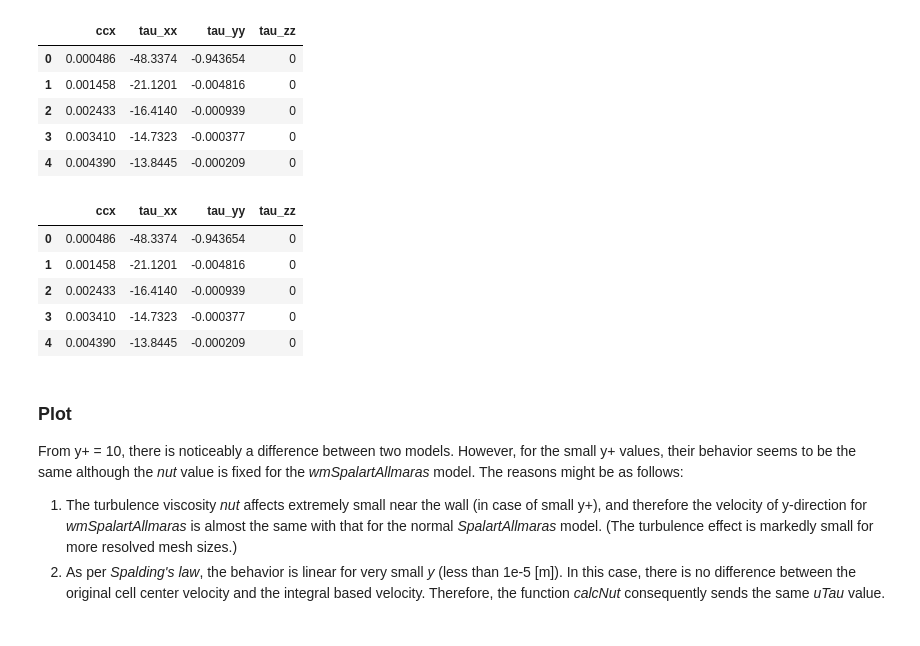
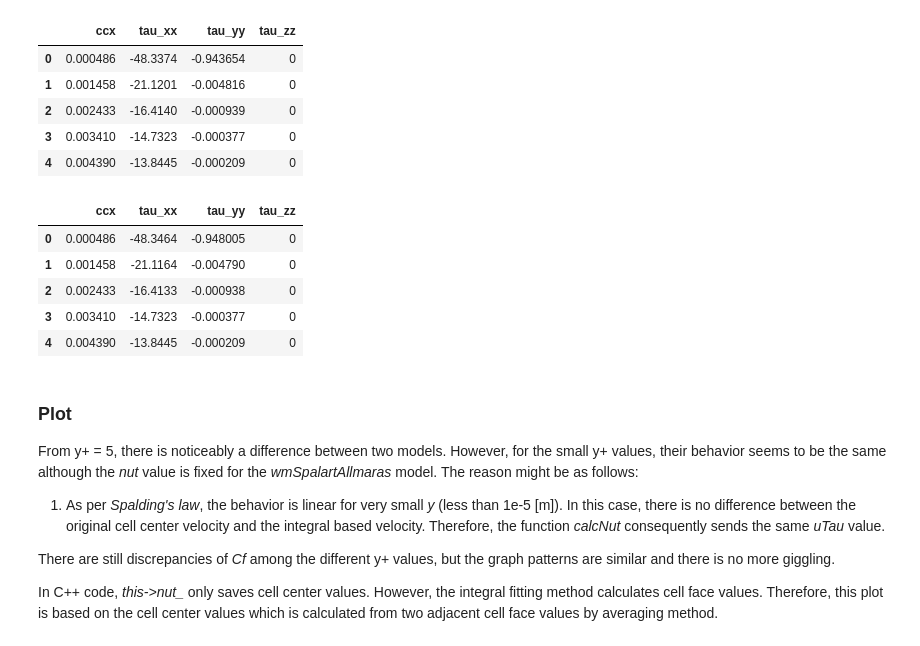
Before and after one commit to AndreWeiner/wall_modeling, a Jupyter notebook: notebooks/PlotCf_ComparisonIntegralMethod.ipynb, the cells around one changed output. Drawn from its saved outputs; the diff is of its cells as text; code cells hidden in the pictures.

```diff
--- a/notebooks/PlotCf_ComparisonIntegralMethod.ipynb
+++ b/notebooks/PlotCf_ComparisonIntegralMethod.ipynb
@@ -33,14 +33,14 @@ tauw_data[0].head()
 | 3 | 0.003410 | -14.7323 | -0.000377 | 0 |
 | 4 | 0.004390 | -13.8445 | -0.000209 | 0 |
 # %%
-tauw_path_sa = [run + 'turbulentFlatPlate_nut_SA/yplus_{}/tauw_{}_{}_{}.csv'.format(yp[j], model_wmsa, yp[j], res_list[i]) for j in range(len(yp)) for i in range(len(res_list))]
+tauw_path_sa = [run + 'turbulentFlatPlate_wmSA/yplus_{}/tauw_{}_{}_{}.csv'.format(yp[j], model_wmsa, yp[j], res_list[i]) for j in range(len(yp)) for i in range(len(res_list))]
 tauw_data_sa = [pd.read_csv(tauw_path_sa[i + len(res_list)*j], delim_whitespace=True) for j in range(len(yp)) for i in range(len(res_list))]
 tauw_data_sa[0].head()
 # %% [output]
 |  | ccx | tau_xx | tau_yy | tau_zz |
-| 0 | 0.000486 | -48.3374 | -0.943654 | 0 |
-| 1 | 0.001458 | -21.1201 | -0.004816 | 0 |
-| 2 | 0.002433 | -16.4140 | -0.000939 | 0 |
+| 0 | 0.000486 | -48.3464 | -0.948005 | 0 |
+| 1 | 0.001458 | -21.1164 | -0.004790 | 0 |
+| 2 | 0.002433 | -16.4133 | -0.000938 | 0 |
 | 3 | 0.003410 | -14.7323 | -0.000377 | 0 |
 | 4 | 0.004390 | -13.8445 | -0.000209 | 0 |
 # %%
@@ -53,9 +53,12 @@ wieghardt = 0.288*(np.log10(Rex))**(-2.45)
 # %% [markdown]
 ### Plot
 
-From y+ = 10, there is noticeably a difference between two models. However, for the small y+ values, their behavior seems to be the same although the *nut* value is fixed for the *wmSpalartAllmaras* model. The reasons might be as follows:
-1. The turbulence viscosity *nut* affects extremely small near the wall (in case of small y+), and therefore the velocity of y-direction for *wmSpalartAllmaras* is almost the same with that for the normal *SpalartAllmaras* model. (The turbulence effect is markedly small for more resolved mesh sizes.)
-2. As per *Spalding's law*, the behavior is linear for very small *y* (less than 1e-5 [m]). In this case, there is no difference between the original cell center velocity and the integral based velocity. Therefore, the function *calcNut* consequently sends the same *uTau* value.
+From y+ = 5, there is noticeably a difference between two models. However, for the small y+ values, their behavior seems to be the same although the *nut* value is fixed for the *wmSpalartAllmaras* model. The reason might be as follows:
+1. As per *Spalding's law*, the behavior is linear for very small *y* (less than 1e-5 [m]). In this case, there is no difference between the original cell center velocity and the integral based velocity. Therefore, the function *calcNut* consequently sends the same *uTau* value.
+
+There are still discrepancies of *Cf* among the different y+ values, but the graph patterns are similar and there is no more giggling.
+
+In C++ code, *this->nut_* only saves cell center values. However, the integral fitting method calculates cell face values. Therefore, this plot is based on the cell center values which is calculated from two adjacent cell face values by averaging method.
 # %%
 style = ["--", "-."]
 lw = 1.0
```
Also changed, not shown: parts of 2 cells of this notebook.
